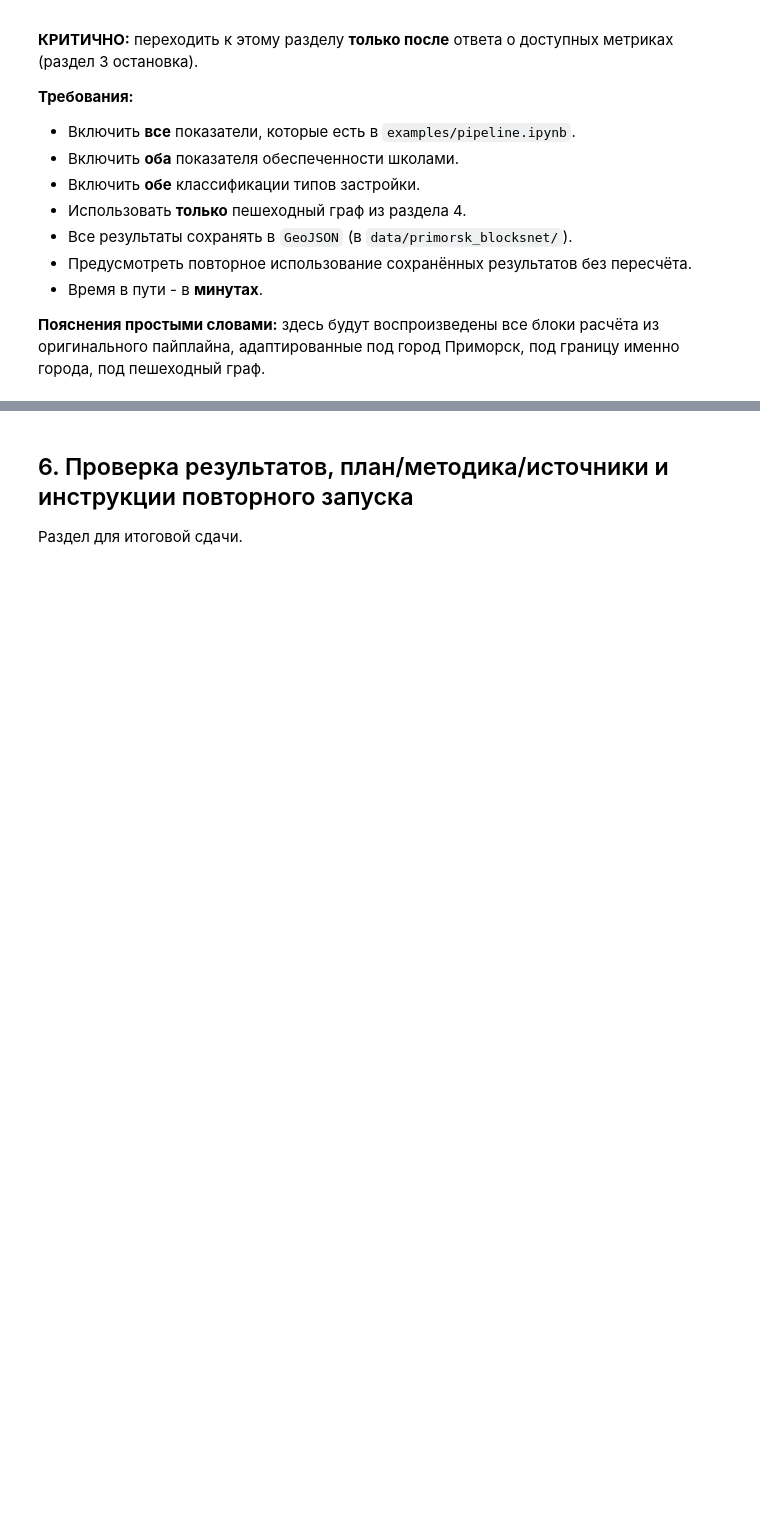
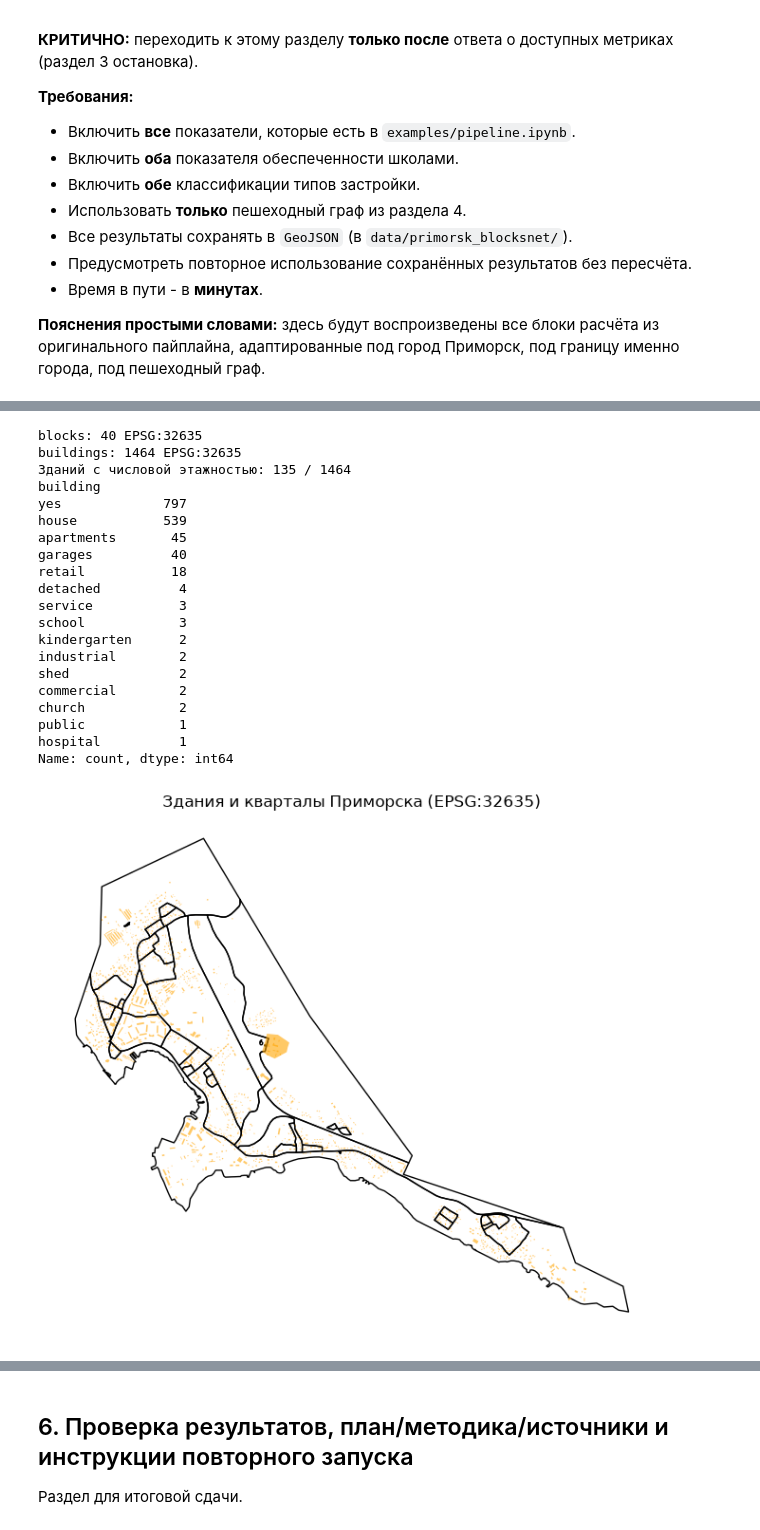
Before and after one commit to Arishka711/urban-ai-practice, a Jupyter notebook: primorsk_blocksnet_pipeline.ipynb, the cells around one changed output, grey strips where cells are left out. Saved outputs shown, nothing was run; the diff lists cells and outputs as text; code cells hidden in the pictures; blank space fills up the shorter version.

```diff
--- a/primorsk_blocksnet_pipeline.ipynb
+++ b/primorsk_blocksnet_pipeline.ipynb
@@ -936,0 +1319,58 @@ pass
+# %%
+# Анализ зданий
+from pathlib import Path
+import numpy as np
+import pandas as pd
+import geopandas as gpd
+import matplotlib.pyplot as plt
+
+from blocksnet.preprocessing.imputing import impute_buildings
+
+DATA_DIR = Path('data/primorsk_blocksnet')
+blocks = gpd.read_file(DATA_DIR / 'blocks.geojson')
+buildings = gpd.read_file(DATA_DIR / 'buildings.geojson')
+print('blocks:', len(blocks), blocks.crs)
+print('buildings:', len(buildings), buildings.crs)
+
+# Приводим к EPSG:32635
+if blocks.crs.to_epsg() != 32635:
+    blocks = blocks.to_crs(epsg=32635)
+if buildings.crs.to_epsg() != 32635:
+    buildings = buildings.to_crs(epsg=32635)
+
+buildings = buildings.copy()
+buildings['area_m2'] = buildings.geometry.area
+buildings['levels_raw'] = pd.to_numeric(buildings.get('building:levels'), errors='coerce')
+print('Зданий с числовой этажностью:', buildings['levels_raw'].notna().sum(), '/', len(buildings))
+print(buildings['building'].value_counts(dropna=False).head(15))
+
+# Карта зданий
+fig, ax = plt.subplots(figsize=(8,6))
+blocks.plot(ax=ax, color='none', edgecolor='black')
+buildings.plot(ax=ax, color='orange', alpha=0.6)
+ax.set_title('Здания и кварталы Приморска (EPSG:32635)')
+ax.set_axis_off()
+plt.tight_layout()
+plt.show()
+# %% [output]
+blocks: 40 EPSG:32635
+buildings: 1464 EPSG:32635
+Зданий с числовой этажностью: 135 / 1464
+building
+yes             797
+house           539
+apartments       45
+garages          40
+retail           18
+detached          4
+service           3
+school            3
+kindergarten      2
+industrial        2
+shed              2
+commercial        2
+church            2
+public            1
+hospital          1
+Name: count, dtype: int64
+[figure, added]
```
Also changed, not shown: parts of 39 cells of this notebook, 13 other files.
